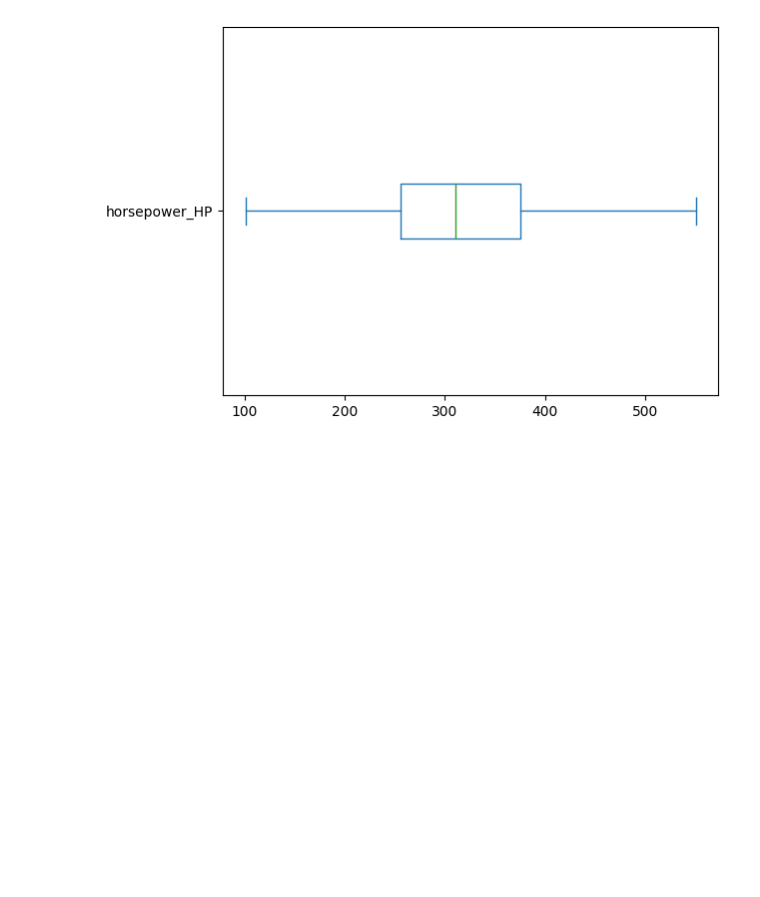
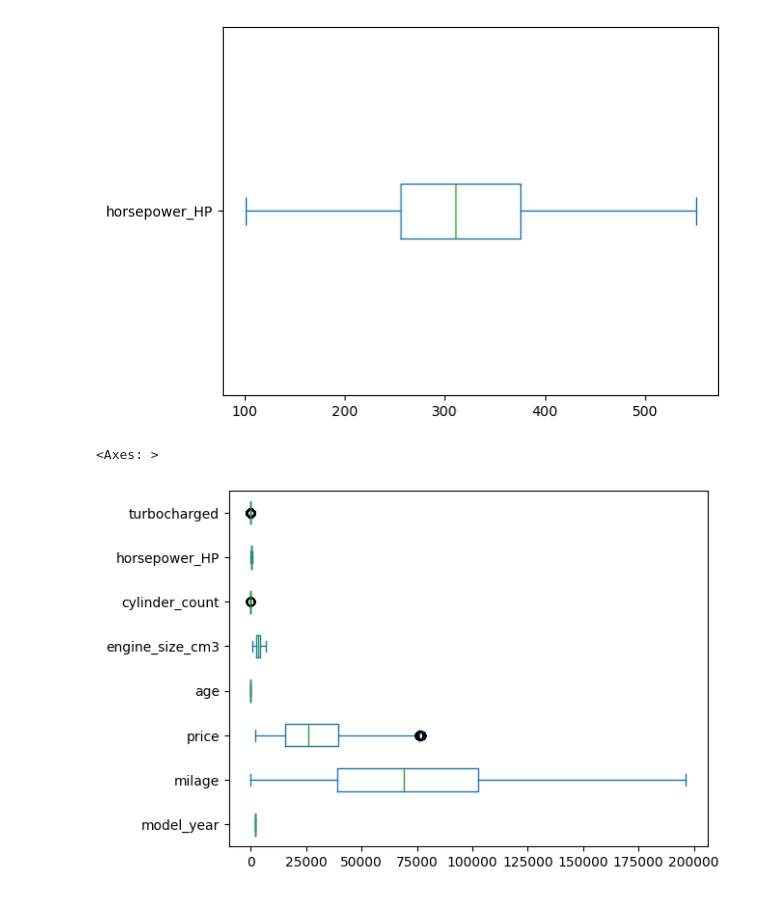
Before and after one commit to deralph/car-prediction-model-kaggle-skill-assesment, a Jupyter notebook: kaggleAssesment.ipynb, the cells around one changed output. Cells and saved outputs as stored; diff of their text form; code cells hidden in the pictures; blank space fills up the shorter version.

```diff
--- a/kaggleAssesment.ipynb
+++ b/kaggleAssesment.ipynb
@@ -754,5 +754,10 @@ train['horsepower_HP'].plot(kind='box',vert=False)
 # %% [output]
 <Axes: >
 [figure]
+# %%
+train[train.select_dtypes(include=['int64','float64']).columns.tolist()].plot(kind='box',vert=False)
+# %% [output]
+<Axes: >
+[figure, added]
 # %%
 for df in [train,test]:
```
Also changed, not shown: parts of 43 cells of this notebook.
